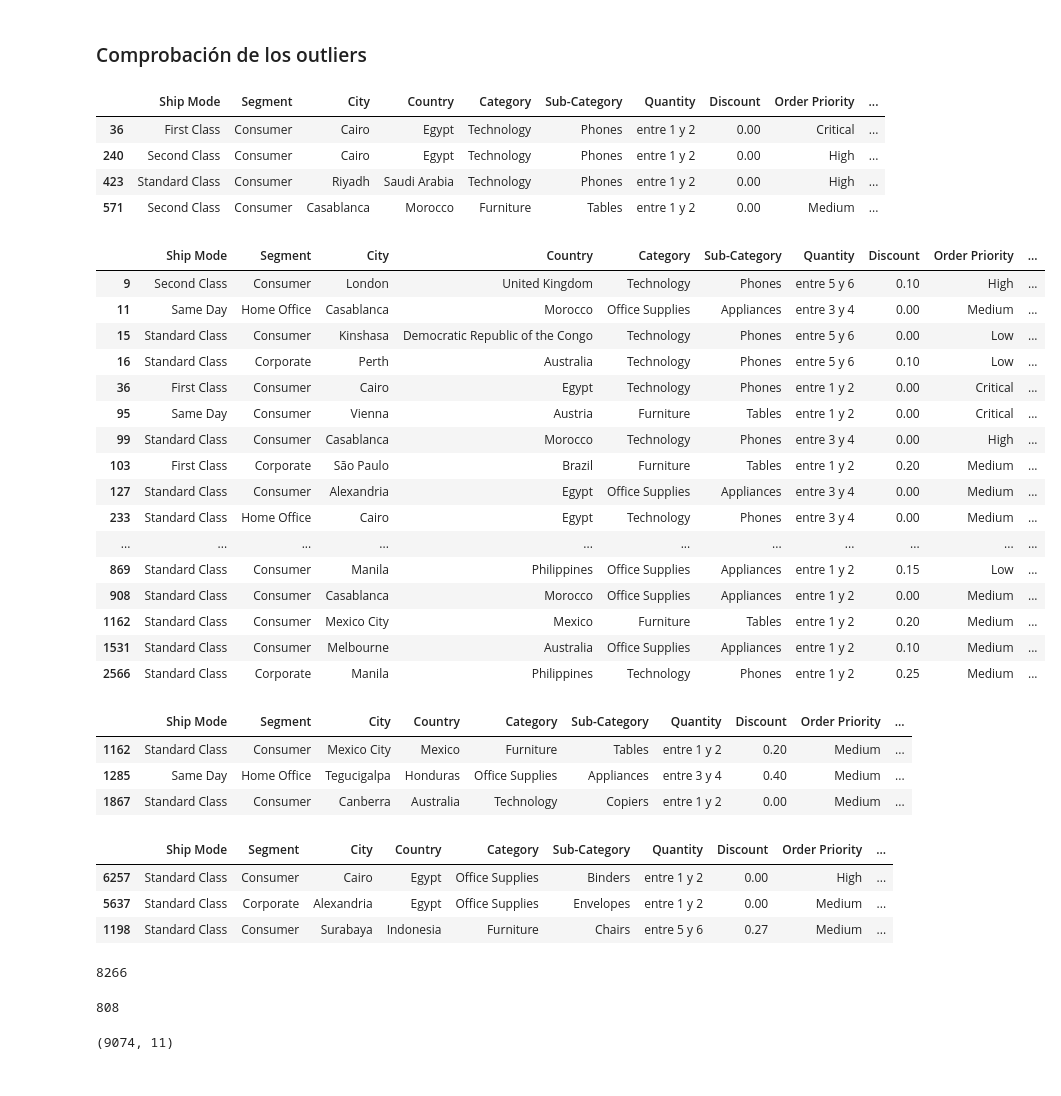
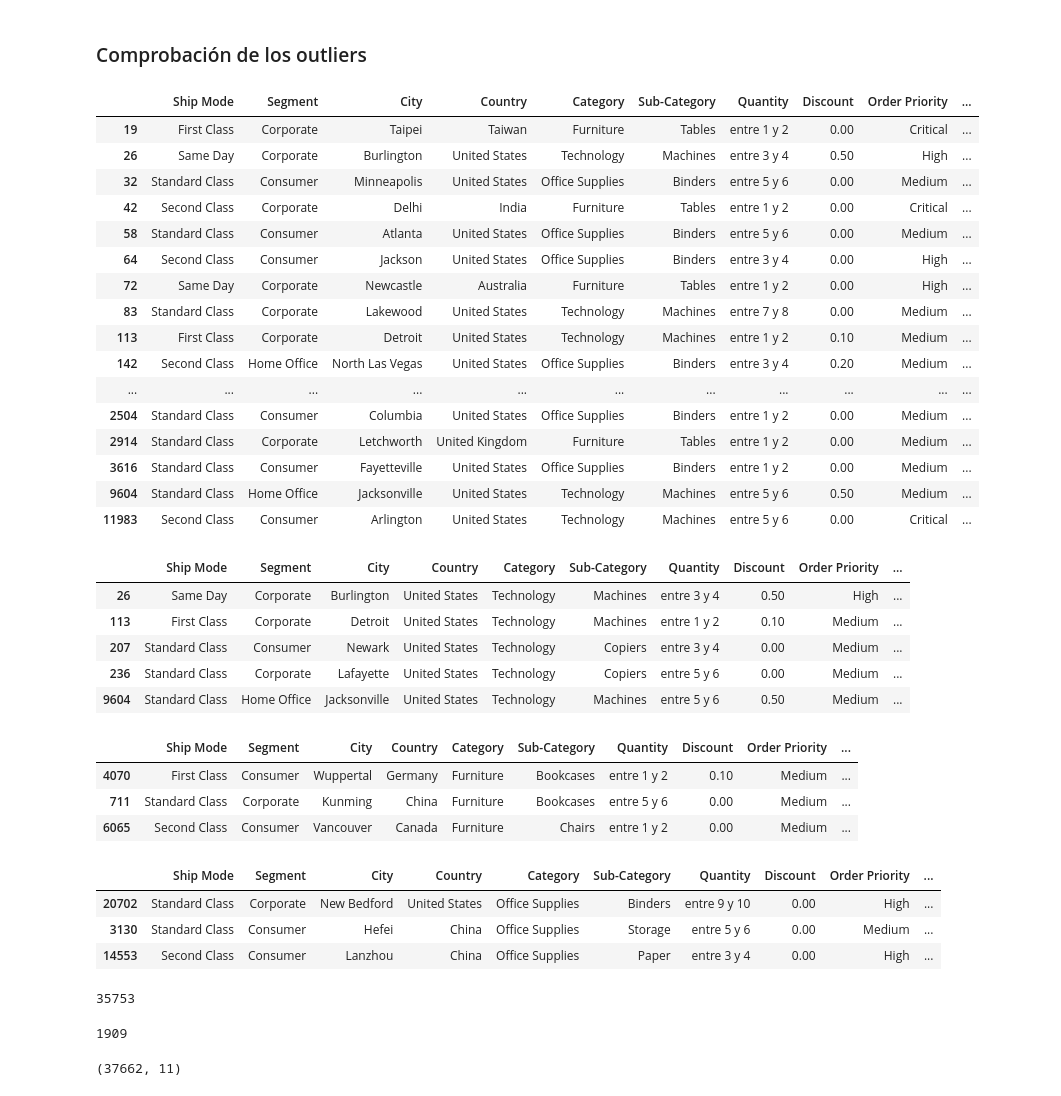
Before and after one commit to jgilsu11/Proyecto9-Clustering, a Jupyter notebook: Notebooks/Modelos/Modelo 3/nulos2.ipynb, the cells around one changed output. Saved outputs shown, nothing was run; the diff lists cells and outputs as text; code cells hidden in the pictures.

```diff
--- a/Notebooks/Modelos/Modelo 3/nulos2.ipynb
+++ b/Notebooks/Modelos/Modelo 3/nulos2.ipynb
@@ -37,5 +37,5 @@ pd.options.display.float_format = "{:,.2f}".format
 # %%
-df_crudo=pd.read_csv("..\..\..\datos\datos0\datos_clusterizados0.csv")
+df_crudo=pd.read_csv("..\..\..\datos\datos2\datos_clusterizados2.csv")
 # %%
 df_crudo.head()
 # %% [output]
@@ -137,7 +140,7 @@ df_crudo.head(1)
 # %% [markdown]
 ### Formateamos order date para sacar el month y eliminamos Order date
 # %%
-df_crudo["Order Date"]= pd.to_datetime(df_crudo['Order Date'])
+df_crudo["Order Date"]= pd.to_datetime(df_crudo['Order Date'], format="%d-%m-%Y")
 # %%
 df_crudo["month"]=df_crudo["Order Date"].dt.month_name()
 # %%
@@ -217,57 +221,58 @@ visualizador.deteccion_outliers(color="green")
 # %% [markdown]
 ### Comprobación de los outliers
 # %%
-df_crudo[df_crudo["Sales_unitario"] > 800]
+df_crudo[df_crudo["Sales_unitario"] > 1000]
 # %% [output]
 |  | Ship Mode | Segment | City | Country | Category | Sub-Category | Quantity | Discount | Order Priority | ... |
-| 36 | First Class | Consumer | Cairo | Egypt | Technology | Phones | entre 1 y 2 | 0.00 | Critical | ... |
-| 240 | Second Class | Consumer | Cairo | Egypt | Technology | Phones | entre 1 y 2 | 0.00 | High | ... |
-| 423 | Standard Class | Consumer | Riyadh | Saudi Arabia | Technology | Phones | entre 1 y 2 | 0.00 | High | ... |
-| 571 | Second Class | Consumer | Casablanca | Morocco | Furniture | Tables | entre 1 y 2 | 0.00 | Medium | ... |
+| 19 | First Class | Corporate | Taipei | Taiwan | Furniture | Tables | entre 1 y 2 | 0.00 | Critical | ... |
+| 26 | Same Day | Corporate | Burlington | United States | Technology | Machines | entre 3 y 4 | 0.50 | High | ... |
+| 32 | Standard Class | Consumer | Minneapolis | United States | Office Supplies | Binders | entre 5 y 6 | 0.00 | Medium | ... |
+| 42 | Second Class | Corporate | Delhi | India | Furniture | Tables | entre 1 y 2 | 0.00 | Critical | ... |
+| 58 | Standard Class | Consumer | Atlanta | United States | Office Supplies | Binders | entre 5 y 6 | 0.00 | Medium | ... |
+| 64 | Second Class | Consumer | Jackson | United States | Office Supplies | Binders | entre 3 y 4 | 0.00 | High | ... |
+| 72 | Same Day | Corporate | Newcastle | Australia | Furniture | Tables | entre 1 y 2 | 0.00 | High | ... |
+| 83 | Standard Class | Corporate | Lakewood | United States | Technology | Machines | entre 7 y 8 | 0.00 | Medium | ... |
+| 113 | First Class | Corporate | Detroit | United States | Technology | Machines | entre 1 y 2 | 0.10 | Medium | ... |
+| 142 | Second Class | Home Office | North Las Vegas | United States | Office Supplies | Binders | entre 3 y 4 | 0.20 | Medium | ... |
+| ... | ... | ... | ... | ... | ... | ... | ... | ... | ... | ... |
+| 2504 | Standard Class | Consumer | Columbia | United States | Office Supplies | Binders | entre 1 y 2 | 0.00 | Medium | ... |
+| 2914 | Standard Class | Corporate | Letchworth | United Kingdom | Furniture | Tables | entre 1 y 2 | 0.00 | Medium | ... |
+| 3616 | Standard Class | Consumer | Fayetteville | United States | Office Supplies | Binders | entre 1 y 2 | 0.00 | Medium | ... |
+| 9604 | Standard Class | Home Office | Jacksonville | United States | Technology | Machines | entre 5 y 6 | 0.50 | Medium | ... |
+| 11983 | Second Class | Consumer | Arlington | United States | Technology | Machines | entre 5 y 6 | 0.00 | Critical | ... |
 # %%
-df_crudo[df_crudo["Sales_unitario"] > 600]
+df_crudo[df_crudo["Sales_unitario"] > 2000]
 # %% [output]
 |  | Ship Mode | Segment | City | Country | Category | Sub-Category | Quantity | Discount | Order Priority | ... |
-| 9 | Second Class | Consumer | London | United Kingdom | Technology | Phones | entre 5 y 6 | 0.10 | High | ... |
-| 11 | Same Day | Home Office | Casablanca | Morocco | Office Supplies | Appliances | entre 3 y 4 | 0.00 | Medium | ... |
-| 15 | Standard Class | Consumer | Kinshasa | Democratic Republic of the Congo | Technology | Phones | entre 5 y 6 | 0.00 | Low | ... |
-| 16 | Standard Class | Corporate | Perth | Australia | Technology | Phones | entre 5 y 6 | 0.10 | Low | ... |
-| 36 | First Class | Consumer | Cairo | Egypt | Technology | Phones | entre 1 y 2 | 0.00 | Critical | ... |
-| 95 | Same Day | Consumer | Vienna | Austria | Furniture | Tables | entre 1 y 2 | 0.00 | Critical | ... |
-| 99 | Standard Class | Consumer | Casablanca | Morocco | Technology | Phones | entre 3 y 4 | 0.00 | High | ... |
-| 103 | First Class | Corporate | São Paulo | Brazil | Furniture | Tables | entre 1 y 2 | 0.20 | Medium | ... |
-| 127 | Standard Class | Consumer | Alexandria | Egypt | Office Supplies | Appliances | entre 3 y 4 | 0.00 | Medium | ... |
-| 233 | Standard Class | Home Office | Cairo | Egypt | Technology | Phones | entre 3 y 4 | 0.00 | Medium | ... |
-| ... | ... | ... | ... | ... | ... | ... | ... | ... | ... | ... |
-| 869 | Standard Class | Consumer | Manila | Philippines | Office Supplies | Appliances | entre 1 y 2 | 0.15 | Low | ... |
-| 908 | Standard Class | Consumer | Casablanca | Morocco | Office Supplies | Appliances | entre 1 y 2 | 0.00 | Medium | ... |
-| 1162 | Standard Class | Consumer | Mexico City | Mexico | Furniture | Tables | entre 1 y 2 | 0.20 | Medium | ... |
-| 1531 | Standard Class | Consumer | Melbourne | Australia | Office Supplies | Appliances | entre 1 y 2 | 0.10 | Medium | ... |
-| 2566 | Standard Class | Corporate | Manila | Philippines | Technology | Phones | entre 1 y 2 | 0.25 | Medium | ... |
+| 26 | Same Day | Corporate | Burlington | United States | Technology | Machines | entre 3 y 4 | 0.50 | High | ... |
+| 113 | First Class | Corporate | Detroit | United States | Technology | Machines | entre 1 y 2 | 0.10 | Medium | ... |
+| 207 | Standard Class | Consumer | Newark | United States | Technology | Copiers | entre 3 y 4 | 0.00 | Medium | ... |
+| 236 | Standard Class | Corporate | Lafayette | United States | Technology | Copiers | entre 5 y 6 | 0.00 | Medium | ... |
+| 9604 | Standard Class | Home Office | Jacksonville | United States | Technology | Machines | entre 5 y 6 | 0.50 | Medium | ... |
 # %%
-df_crudo[df_crudo["Sales_unitario"] > 200].sample(3)
+df_crudo[df_crudo["Sales_unitario"] > 300].sample(3)
 # %% [output]
 |  | Ship Mode | Segment | City | Country | Category | Sub-Category | Quantity | Discount | Order Priority | ... |
-| 1162 | Standard Class | Consumer | Mexico City | Mexico | Furniture | Tables | entre 1 y 2 | 0.20 | Medium | ... |
-| 1285 | Same Day | Home Office | Tegucigalpa | Honduras | Office Supplies | Appliances | entre 3 y 4 | 0.40 | Medium | ... |
-| 1867 | Standard Class | Consumer | Canberra | Australia | Technology | Copiers | entre 1 y 2 | 0.00 | Medium | ... |
+| 4070 | First Class | Consumer | Wuppertal | Germany | Furniture | Bookcases | entre 1 y 2 | 0.10 | Medium | ... |
+| 711 | Standard Class | Corporate | Kunming | China | Furniture | Bookcases | entre 5 y 6 | 0.00 | Medium | ... |
+| 6065 | Second Class | Consumer | Vancouver | Canada | Furniture | Chairs | entre 1 y 2 | 0.00 | Medium | ... |
 # %%
-df_crudo[df_crudo["Sales_unitario"] < 200].sample(3)
+df_crudo[df_crudo["Sales_unitario"] < 300].sample(3)
 # %% [output]
 |  | Ship Mode | Segment | City | Country | Category | Sub-Category | Quantity | Discount | Order Priority | ... |
-| 6257 | Standard Class | Consumer | Cairo | Egypt | Office Supplies | Binders | entre 1 y 2 | 0.00 | High | ... |
-| 5637 | Standard Class | Corporate | Alexandria | Egypt | Office Supplies | Envelopes | entre 1 y 2 | 0.00 | Medium | ... |
-| 1198 | Standard Class | Consumer | Surabaya | Indonesia | Furniture | Chairs | entre 5 y 6 | 0.27 | Medium | ... |
+| 20702 | Standard Class | Corporate | New Bedford | United States | Office Supplies | Binders | entre 9 y 10 | 0.00 | High | ... |
+| 3130 | Standard Class | Consumer | Hefei | China | Office Supplies | Storage | entre 5 y 6 | 0.00 | Medium | ... |
+| 14553 | Second Class | Consumer | Lanzhou | China | Office Supplies | Paper | entre 3 y 4 | 0.00 | High | ... |
 # %%
-(df_crudo["Sales_unitario"] <200).sum()
+(df_crudo["Sales_unitario"] <300).sum()
 # %% [output]
-8266
+35753
 # %%
-(df_crudo["Sales_unitario"] >200).sum()
+(df_crudo["Sales_unitario"] >300).sum()
 # %% [output]
-808
+1909
 # %%
 df_crudo.shape
 # %% [output]
-(9074, 11)
+(37662, 11)
 # %%
```
Also changed, not shown: parts of 16 cells of this notebook, 26 other files.
